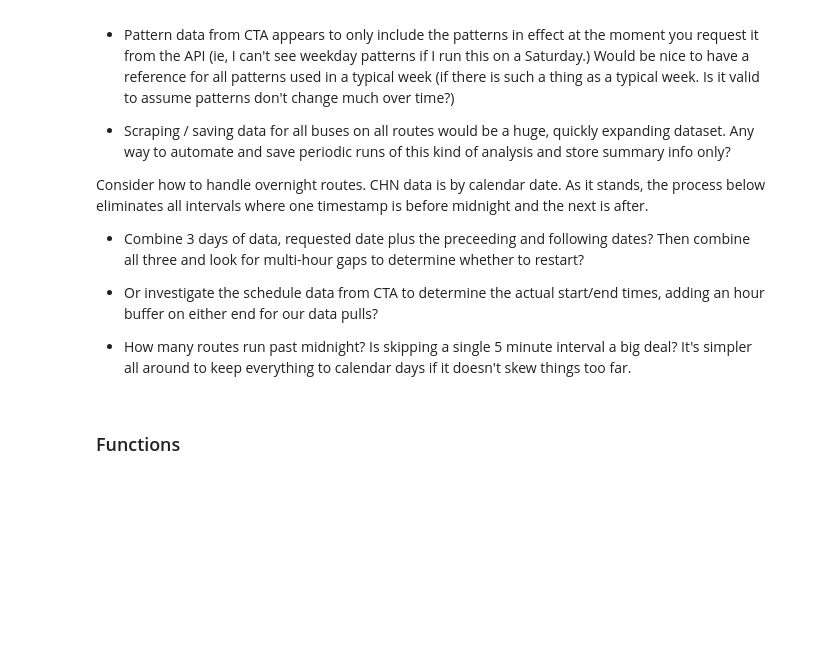
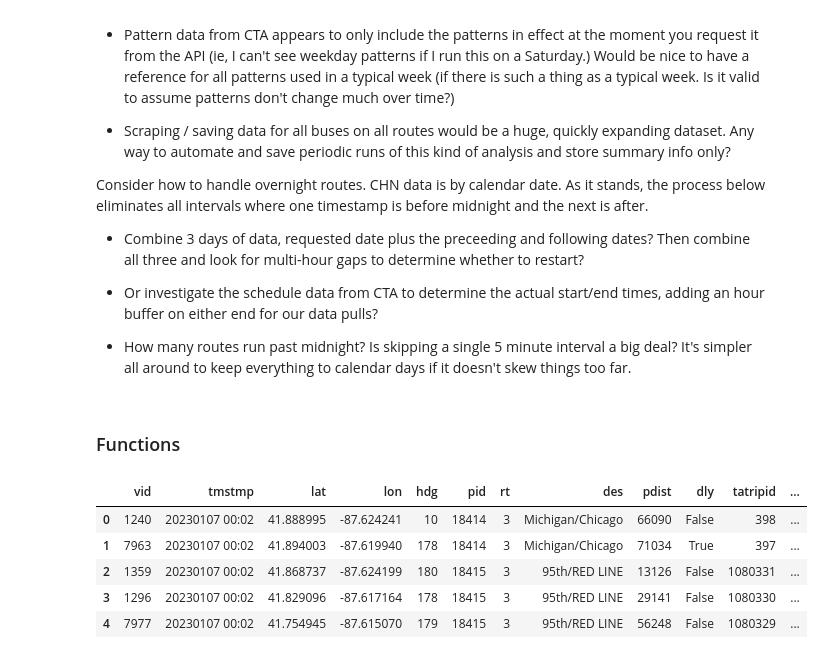
Before and after one commit to kristenhahn/cta_bus_tracker_exploration, a Jupyter notebook: headways.ipynb, the cells around one changed output. Saved outputs shown, nothing was run; the diff lists cells and outputs as text; code cells hidden in the pictures; blank space fills up the shorter version.

```diff
--- a/headways.ipynb
+++ b/headways.ipynb
@@ -30,7 +30,7 @@ API_KEY = os.getenv('API_KEY')
 # %% [markdown]
 ### Functions
 # %%
-def get_vehicles(datestring:str) -> object:
+def get_chn_vehicles(datestring:str) -> pd.DataFrame:
     """Datestring must be in YYYY-MM-DD format. Returns vehicle data scraped by the chn
     ghost bus team for all CTA buses on the specified date."""
 
@@ -59,9 +59,5 @@ def get_vehicles(datestring:str) -> object:
         )
 
     return vehicles
-
-
-# view test data
-# get_vehicles('2023-01-08')
 # %%
 
@@ -146,0 +280,11 @@ def get_pattern_stops(route:str) -> object:
+# %%
+vehicles = get_vehicles('2023-01-07')
+
+vehicles.head()
+# %% [output]
+|  | vid | tmstmp | lat | lon | hdg | pid | rt | des | pdist | dly | tatripid | ... |
+| 0 | 1240 | 20230107 00:02 | 41.888995 | -87.624241 | 10 | 18414 | 3 | Michigan/Chicago | 66090 | False | 398 | ... |
+| 1 | 7963 | 20230107 00:02 | 41.894003 | -87.619940 | 178 | 18414 | 3 | Michigan/Chicago | 71034 | True | 397 | ... |
+| 2 | 1359 | 20230107 00:02 | 41.868737 | -87.624199 | 180 | 18415 | 3 | 95th/RED LINE | 13126 | False | 1080331 | ... |
+| 3 | 1296 | 20230107 00:02 | 41.829096 | -87.617164 | 178 | 18415 | 3 | 95th/RED LINE | 29141 | False | 1080330 | ... |
+| 4 | 7977 | 20230107 00:02 | 41.754945 | -87.615070 | 179 | 18415 | 3 | 95th/RED LINE | 56248 | False | 1080329 | ... |
```
Also changed, not shown: parts of 14 cells of this notebook.
